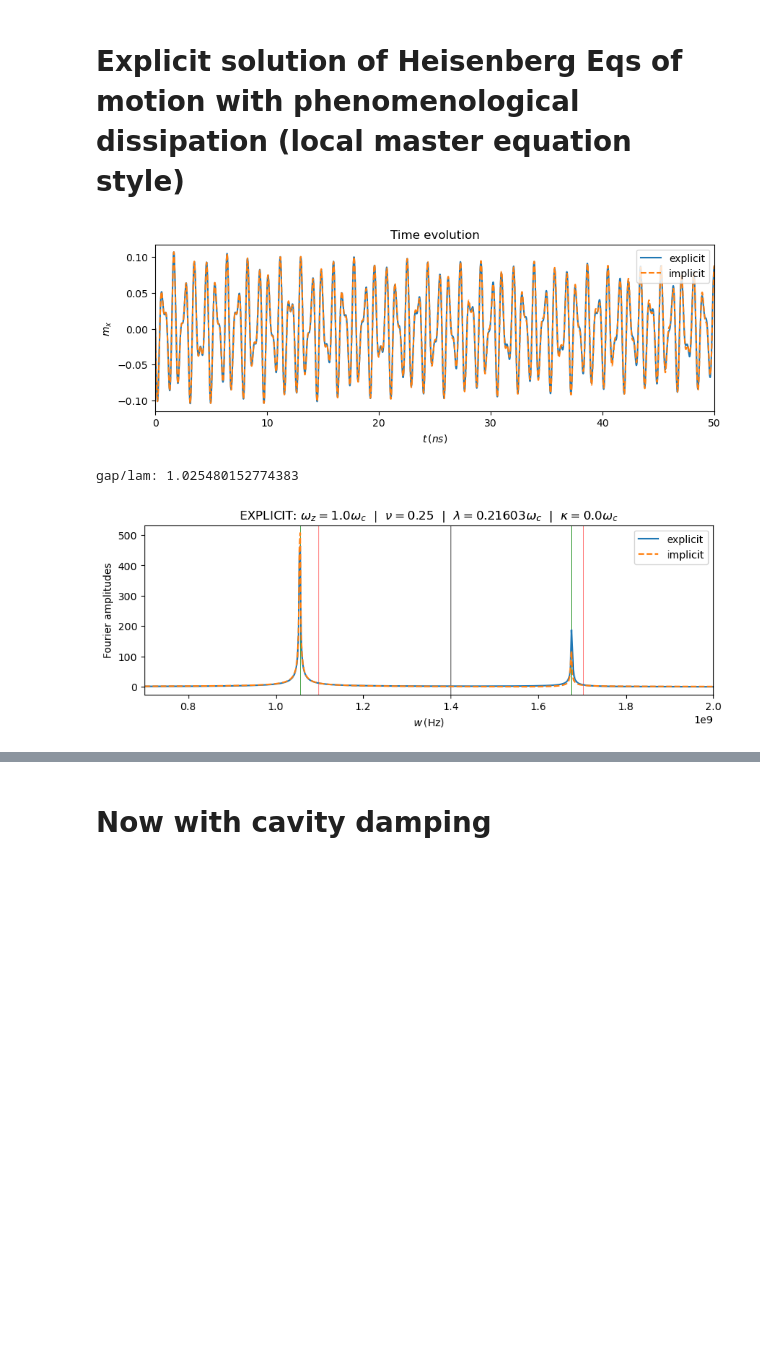
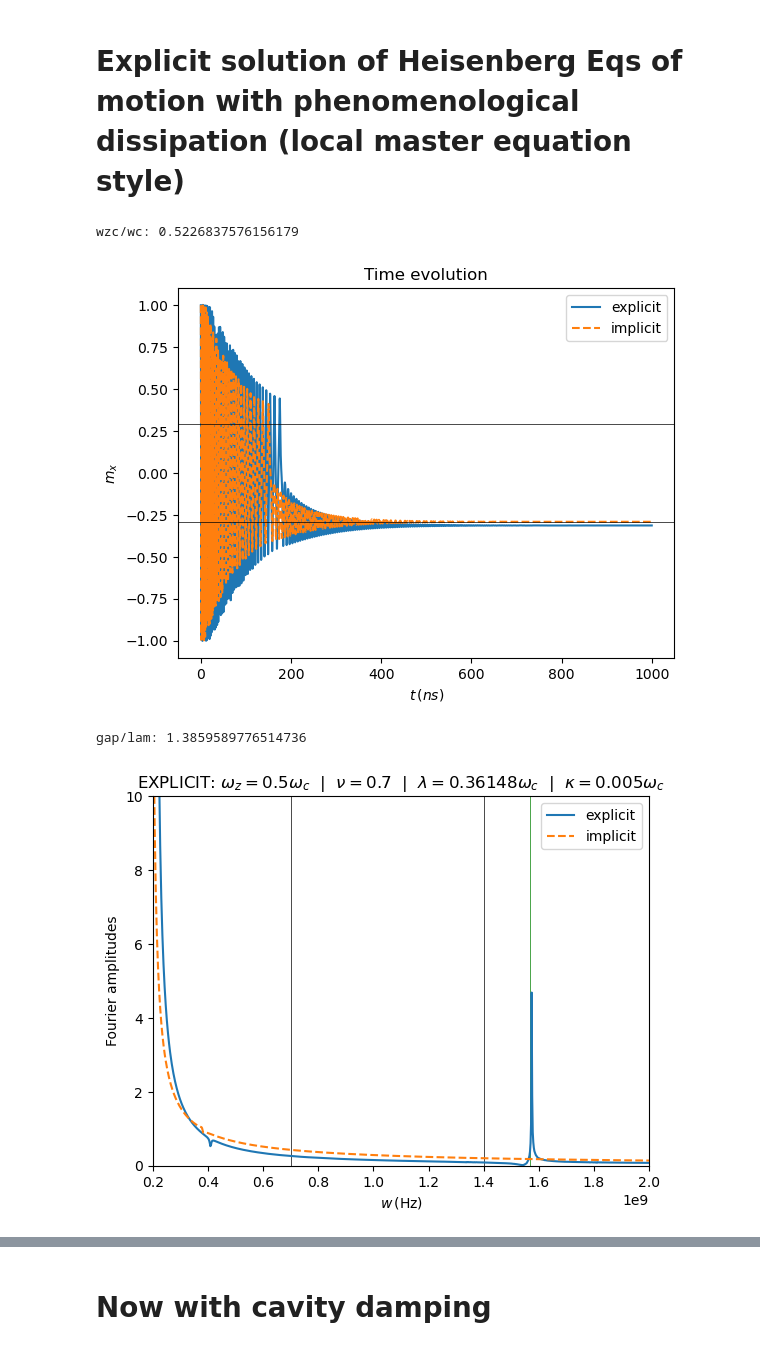
Before and after one commit to chuan97/magnetic-qed, a Jupyter notebook: modifiedLLG.ipynb, the cells around one changed output, grey strips where cells are left out. Drawn from its saved outputs; the diff is of its cells as text; code cells hidden in the pictures; blank space fills up the shorter version.

```diff
--- a/modifiedLLG.ipynb
+++ b/modifiedLLG.ipynb
@@ -378,24 +378,27 @@ plt.show()
 # Explicit solution of Heisenberg Eqs of motion with phenomenological dissipation (local master equation style)
 # %%
 
-N = 1
+N = 100
 tmax = 1000e-9 #1000
 alpha = 1e-3
 gammaLL = 28e9 * 2*np.pi
-my0 = 0.1
-m0 = np.array([0, my0, np.sqrt(1 - my0**2), 0, 0])
+my0 = 0.01
+#m0 = np.array([0, my0, np.sqrt(1 - my0**2), 0, 0])
+m0 = np.array([np.sqrt(1 - my0**2), my0, 0, 0, 0])
 wc = 1.4e9
-wz = 1 * wc
-kappa = 0.00 * wc
+wz = 0.5 * wc # para tener fase superradiante, elijo una frecuencia por debajo de la crítica que se printea más abajo
+kappa = 0.005 * wc
 eta1 = 0.001 * wz
 eta2 = 0.002 * wz
 Bext = np.array([0, 0, 2*np.pi*wz/gammaLL])
-nu = 0.25
+nu = 0.7
 c = 5.124350564859e-19
 rho = 5.1e26 # densidad espines FIJA
 lam = np.sqrt(c * rho * nu * wc)
 Brms = 4 * np.pi * lam / (np.sqrt(N) * gammaLL)
 Brms = np.array([Brms, 0, 0])
+wzc = 4 * lam ** 2 / wc # freq espines critica, calculo indicativo
+print('wzc/wc:', wzc / wc)
 
 t_eval = np.linspace(0, tmax, 500000) #100000
 #dt = 0.01e-9
@@ -407,52 +410,56 @@ sol = solve_ivp(LLG_explicit_real, (0, tmax), m0, args=(Bext, Brms, 2*np.pi * wc
 ws = fftfreq(len(sol.t) // 2, sol.t[1] - sol.t[0]) # discard first half of time evolution
 amps = np.abs(fft(sol.y[0][len(sol.t) // 2:])) # discard first half of time evolution
 
-m0 = np.array([0, my0, np.sqrt(1 - my0**2)])
+#m0 = np.array([0, my0, np.sqrt(1 - my0**2)])
+m0 = np.array([np.sqrt(1 - my0**2), my0, 0])
 dt = 0.01e-9
 LLG_memory.S = 0
 LLG_memory.C = 0
 LLG_memory.last_t = 0.0
-sol_implicit = solve_ivp(LLG_memory, (0, tmax), m0, method='RK45', args=(Bext, Brms, 2*np.pi * wc, N, gammaLL, alpha), t_eval=t_eval, max_step=dt, atol = 1, rtol = 1)
+sol_implicit = solve_ivp(LLG_memory_cavdis, (0, tmax), m0, method='RK45', args=(Bext, Brms, 2*np.pi * wc, 2*np.pi * kappa, N, gammaLL, alpha), t_eval=t_eval, max_step=dt, atol = 1, rtol = 1)
 ws_implicit = fftfreq(len(sol_implicit.t) // 2, sol_implicit.t[1] - sol_implicit.t[0]) # discard first half of time evolution
 amps_implicit = np.abs(fft(sol_implicit.y[0][len(sol_implicit.t) // 2:])) # discard first half of time evolution
 
 plt.plot(sol.t * 1e9, sol.y[0], label='explicit')
 plt.plot(sol_implicit.t * 1e9, sol_implicit.y[0], ls='dashed', label='implicit')
 #plt.plot(sol_local.t * 1e9, sol_local.y[0], ls='dotted', label='local dissipation')
-plt.xlim(0, 50)
+plt.axhline(np.sqrt(1 - (wz/wzc)**2), c='k', lw=0.5) # stationary mx
+plt.axhline(-np.sqrt(1 - (wz/wzc)**2), c='k', lw=0.5) # stationary mx
+#plt.xlim(50, 100)
 plt.ylabel(r'$m_x$')
 plt.xlabel(r'$t \, (ns)$')
 plt.title('Time evolution')
 plt.legend()
 plt.show()
 plt.axvline(wc, c='k',lw=0.5)
 plt.axvline(wz, c='k',lw=0.5)
 
 # AQUI SE CALCULAN Y PINTAN LOS POLARITONES
 pm, pp = polaritons(wz, wc, lam)
 for p in (pm, pp):
     plt.axvline(p, c='g', lw=0.5)
 # -----------------------------------------
 
 print('gap/lam:', (pp - pm) / (2 * lam))
 
-# AQUI SE CALCULAN Y PINTAN OTROS POLARITONES
-pm, pp = polaritons_local(wz, wc, lam)
-for p in (pm, pp):
-    plt.axvline(p, c='r', lw=0.5)
-# -----------------------------------------
+# # AQUI SE CALCULAN Y PINTAN OTROS POLARITONES
+# pm, pp = polaritons_local(wz, wc, lam)
+# for p in (pm, pp):
+#     plt.axvline(p, c='r', lw=0.5)
+# # -----------------------------------------
 plt.plot(ws[:len(ws)//2], amps[:len(ws)//2], label='explicit')
 plt.plot(ws_implicit[:len(ws_implicit)//2], amps_implicit[:len(ws_implicit)//2], ls='dashed', label='implicit')
 #plt.plot(ws_local[:len(ws_local)//2], amps_local[:len(ws_local)//2], ls='dotted', label='local dissipation')
 #plt.xlim(0.1e9, 2e9)
-#plt.ylim(0, 1e2)
-plt.xlim(0.7e9, 2e9)
+plt.ylim(0, 1e1)
+plt.xlim(0.2e9, 2e9)
 plt.ylabel('Fourier amplitudes')
 plt.xlabel(r'$w \, ({\rm Hz})$')
 plt.title('EXPLICIT: ' + rf'$\omega_z = {wz / wc} \omega_c$' + '  |  ' + rf'$\nu = {nu}$' + '  |  ' + rf'$\lambda = {round(lam/wc, 5)} \omega_c$' + '  |  ' + rf'$\kappa = {round(kappa/wc, 5)} \omega_c$')
 plt.legend()
 plt.show()
 # %% [output]
+wzc/wc: 0.5226837576156179
-[figure, old version]
+[figure, new version]
-gap/lam: 1.025480152774383
+gap/lam: 1.3859589776514736
-[figure, old version]
+[figure, new version]
```
Also changed, not shown: parts of 2 cells of this notebook.
